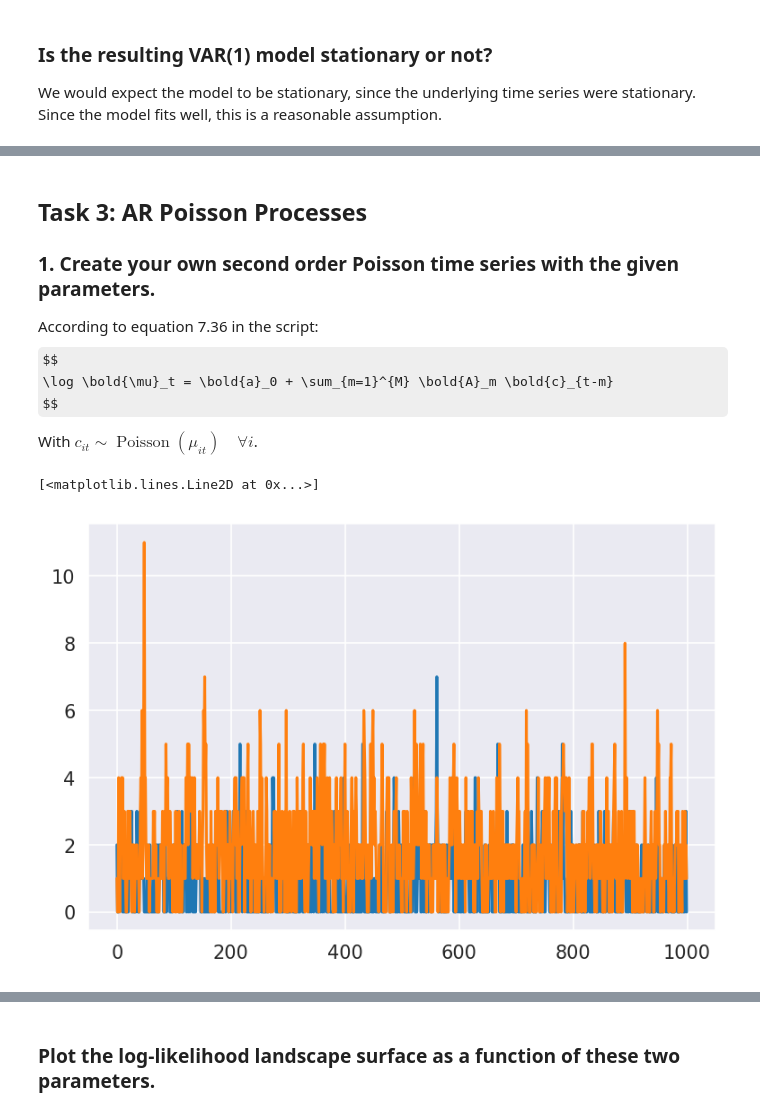
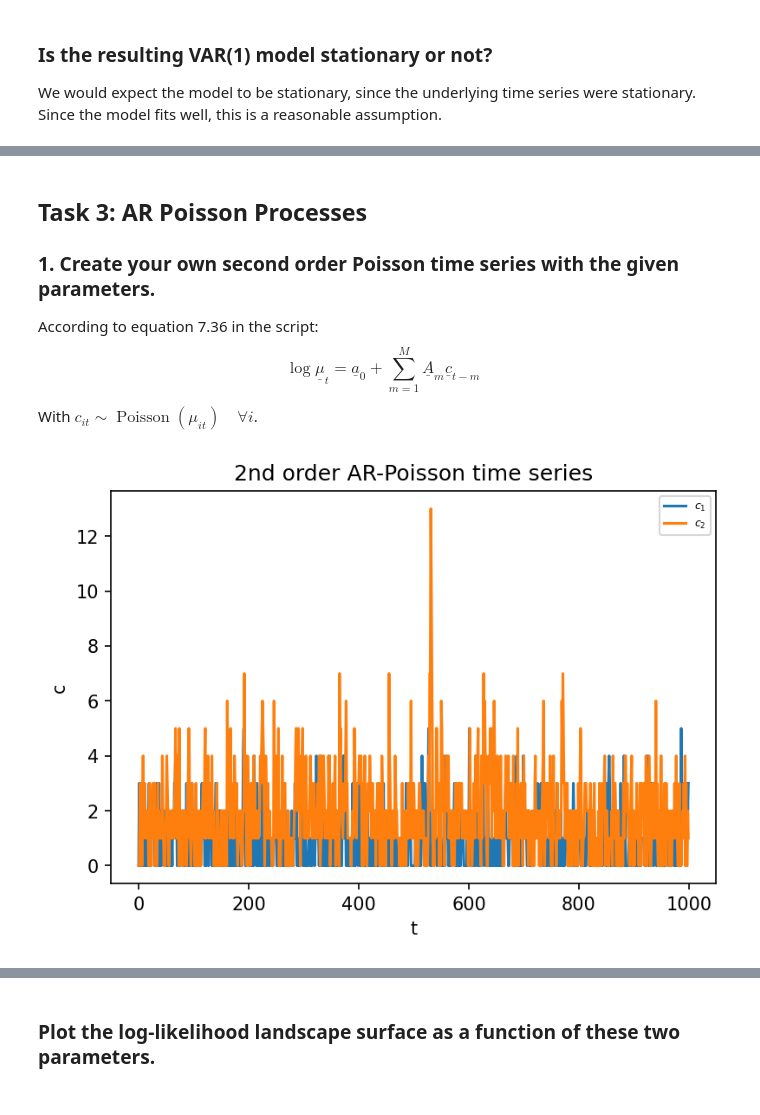
Before and after one commit to LarsKue/TSA-RNN, a Jupyter notebook: ex03/ex03.ipynb, the cells around one changed output, grey strips where cells are left out. Cells and saved outputs as stored; diff of their text form; code cells hidden in the pictures; some formulas as TeX source.

```diff
--- a/ex03/ex03.ipynb
+++ b/ex03/ex03.ipynb
@@ -248,7 +249,7 @@ plt.tight_layout()
 
 According to equation 7.36 in the script:
 $$
-\log \bold{\mu}_t = \bold{a}_0 + \sum_{m=1}^{M} \bold{A}_m \bold{c}_{t-m}
+\log \underline{\mu}_t = \underline{a}_0 + \sum_{m=1}^{M} \underline{A}_m \underline{c}_{t-m}
 $$
 
 With $c_{it} \sim \operatorname{Poisson}(\mu_{it}) \quad \forall i$.
@@ -289,13 +284,13 @@ def poisson_factory(mu, As, a0):
-# %%
-p = poisson_factory(mu0, [A1, A2], a0)
-
-ts = p(T)
-
-plt.plot(ts[:, 0])
-plt.plot(ts[:, 1])
-# %% [output]
-[<matplotlib.lines.Line2D at 0x...>]
-[figure, removed]
+# %%
+plt.plot(ts[:,0], label=r"$c_1$")
+plt.plot(ts[:,1], label=r"$c_2$")
+plt.xlabel("t")
+plt.ylabel("c")
+plt.legend()
+plt.title("2nd order AR-Poisson time series")
+plt.show()
+# %% [output]
+[figure, added]
 # %%
 sns.histplot(data=ts, stat="density")
 sns.kdeplot(data=ts, fill=True, bw_adjust=3, cut=0, ax=plt.gca())
```
Also changed, not shown: parts of 22 cells of this notebook.
